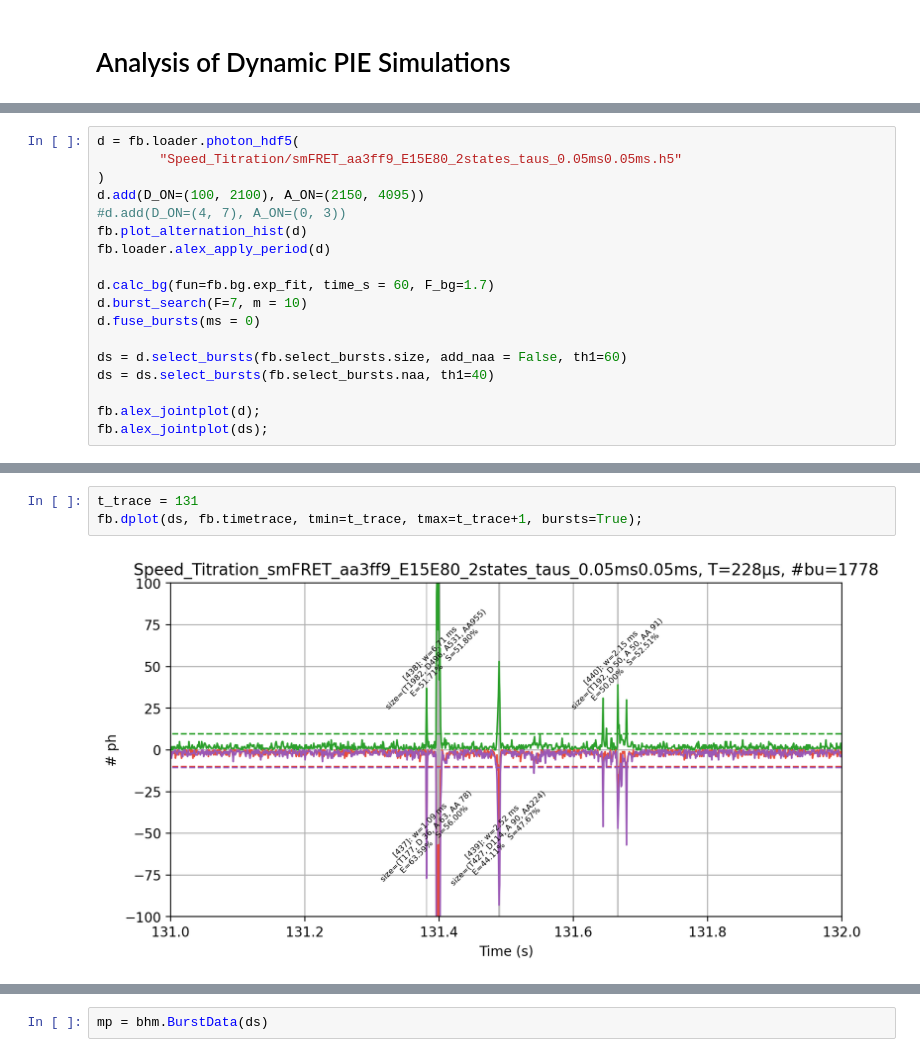
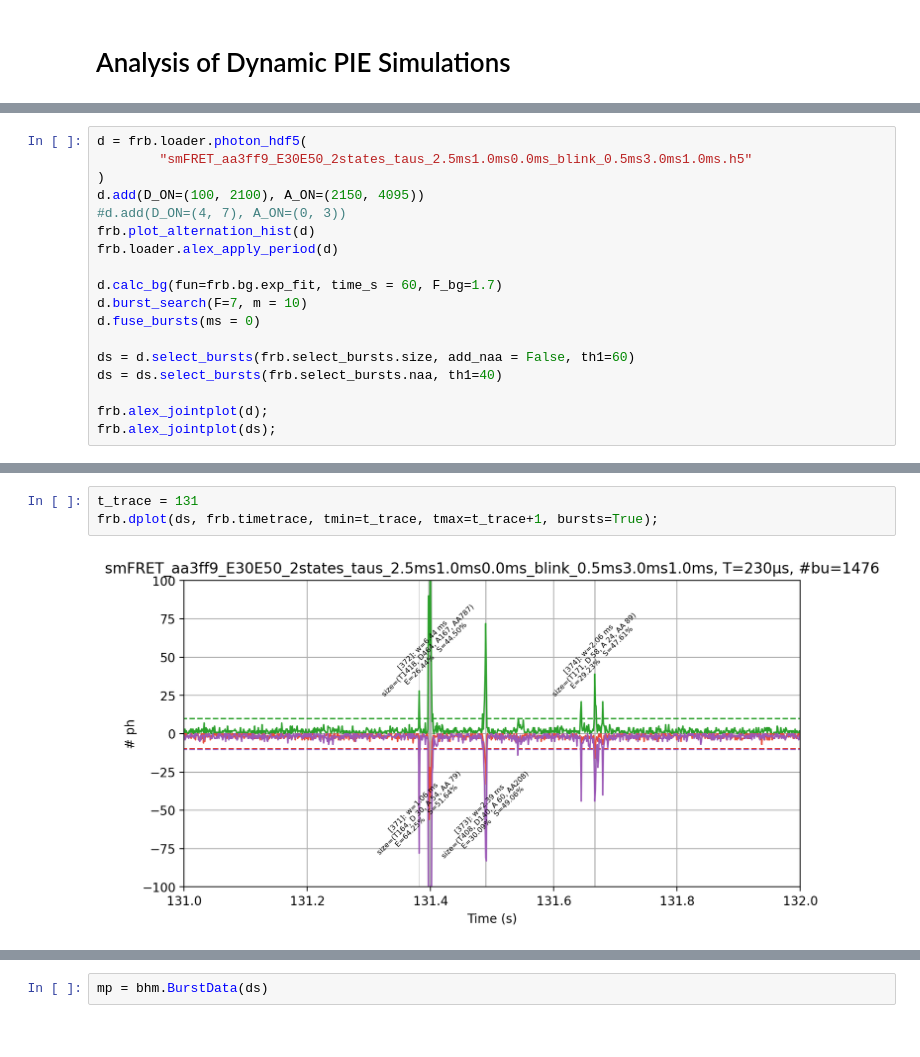
Before and after one commit to Tomkaehst/H2MM-FRET-Blinking, a Jupyter notebook: Check_PIE_Sim.ipynb, the cells around one changed output, grey strips where cells are left out. Cells and saved outputs as stored; diff of their text form.

```diff
--- a/Check_PIE_Sim.ipynb
+++ b/Check_PIE_Sim.ipynb
@@ -62,21 +28,21 @@ def BVA(data, chunck_size):
 # %%
-d = fb.loader.photon_hdf5(
-        "Speed_Titration/smFRET_aa3ff9_E15E80_2states_taus_0.05ms0.05ms.h5"
+d = frb.loader.photon_hdf5(
+        "smFRET_aa3ff9_E30E50_2states_taus_2.5ms1.0ms0.0ms_blink_0.5ms3.0ms1.0ms.h5"
 )
 d.add(D_ON=(100, 2100), A_ON=(2150, 4095))
 #d.add(D_ON=(4, 7), A_ON=(0, 3))
-fb.plot_alternation_hist(d)
-fb.loader.alex_apply_period(d)
+frb.plot_alternation_hist(d)
+frb.loader.alex_apply_period(d)
 
-d.calc_bg(fun=fb.bg.exp_fit, time_s = 60, F_bg=1.7)
+d.calc_bg(fun=frb.bg.exp_fit, time_s = 60, F_bg=1.7)
 d.burst_search(F=7, m = 10)
 d.fuse_bursts(ms = 0)
 
-ds = d.select_bursts(fb.select_bursts.size, add_naa = False, th1=60)
-ds = ds.select_bursts(fb.select_bursts.naa, th1=40)
+ds = d.select_bursts(frb.select_bursts.size, add_naa = False, th1=60)
+ds = ds.select_bursts(frb.select_bursts.naa, th1=40)
 
-fb.alex_jointplot(d);
-fb.alex_jointplot(ds);
+frb.alex_jointplot(d);
+frb.alex_jointplot(ds);
 # %% [output]
         The current file lacks the alternation period definition.
         You will need to manually add this info using:
@@ -130,5 +103,5 @@ Longest burst duration is 10.607499999999998 ms.
 # %%
 t_trace = 131
-fb.dplot(ds, fb.timetrace, tmin=t_trace, tmax=t_trace+1, bursts=True);
+frb.dplot(ds, frb.timetrace, tmin=t_trace, tmax=t_trace+1, bursts=True);
 # %% [output]
-[figure, old version]
+[figure, new version]
```
Also changed, not shown: parts of 47 cells of this notebook.
